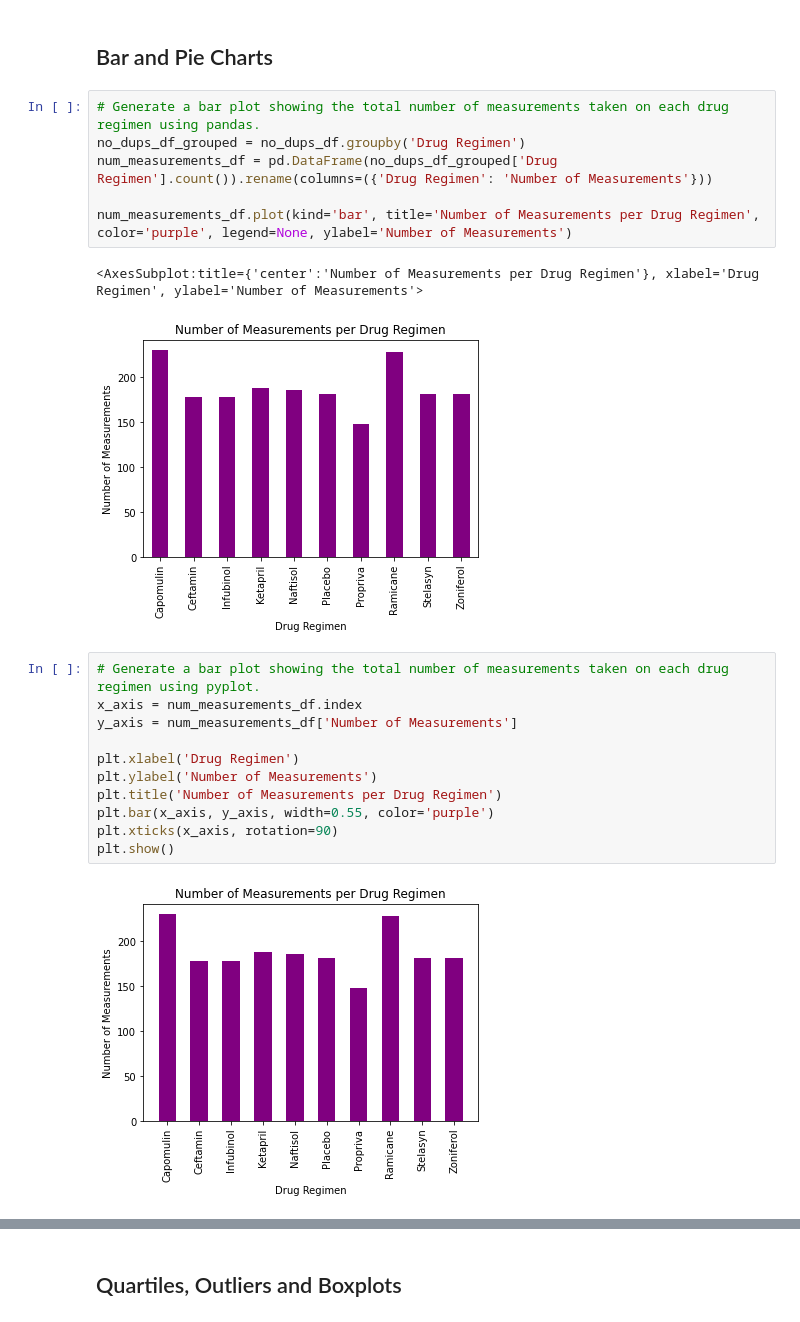
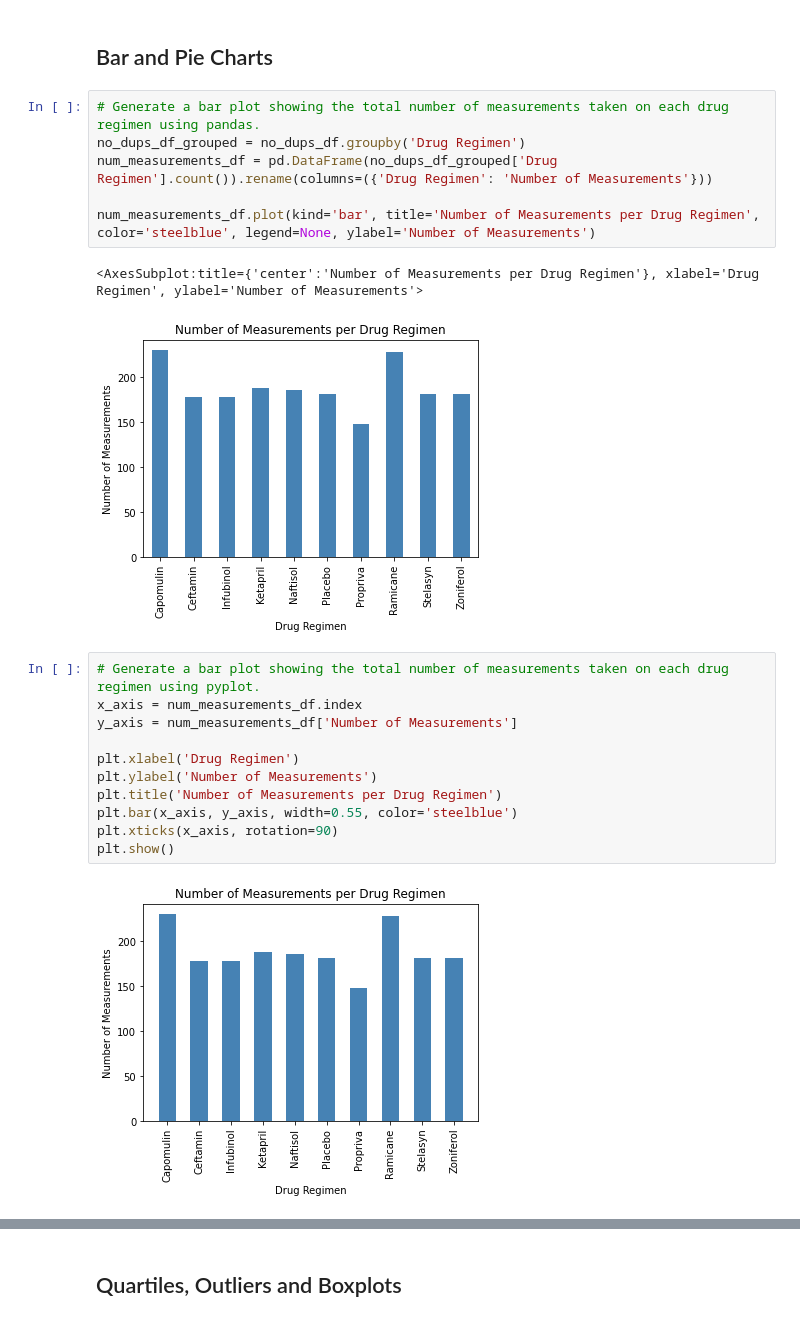
Before and after one commit to sarahDH615/matplotlib_challenge, a Jupyter notebook: pymaceuticals_starter.ipynb, the cells around one changed output, grey strips where cells are left out. Cells and saved outputs as stored; diff of their text form.

```diff
--- a/pymaceuticals_starter.ipynb
+++ b/pymaceuticals_starter.ipynb
@@ -166,22 +166,22 @@ summstats
 no_dups_df_grouped = no_dups_df.groupby('Drug Regimen')
 num_measurements_df = pd.DataFrame(no_dups_df_grouped['Drug Regimen'].count()).rename(columns=({'Drug Regimen': 'Number of Measurements'}))
 
-num_measurements_df.plot(kind='bar', title='Number of Measurements per Drug Regimen', color='purple', legend=None, ylabel='Number of Measurements')
+num_measurements_df.plot(kind='bar', title='Number of Measurements per Drug Regimen', color='steelblue', legend=None, ylabel='Number of Measurements')
 # %% [output]
 <AxesSubplot:title={'center':'Number of Measurements per Drug Regimen'}, xlabel='Drug Regimen', ylabel='Number of Measurements'>
-[figure, old version]
+[figure, new version]
 # %%
 # Generate a bar plot showing the total number of measurements taken on each drug regimen using pyplot.
 x_axis = num_measurements_df.index
 y_axis = num_measurements_df['Number of Measurements']
 
 plt.xlabel('Drug Regimen')
 plt.ylabel('Number of Measurements')
 plt.title('Number of Measurements per Drug Regimen')
-plt.bar(x_axis, y_axis, width=0.55, color='purple')
+plt.bar(x_axis, y_axis, width=0.55, color='steelblue')
 plt.xticks(x_axis, rotation=90)
 plt.show()
 # %% [output]
-[figure, old version]
+[figure, new version]
 # %%
 # Generate a pie plot showing the distribution of female versus male mice using pandas
```
Also changed, not shown: parts of 2 cells of this notebook.
